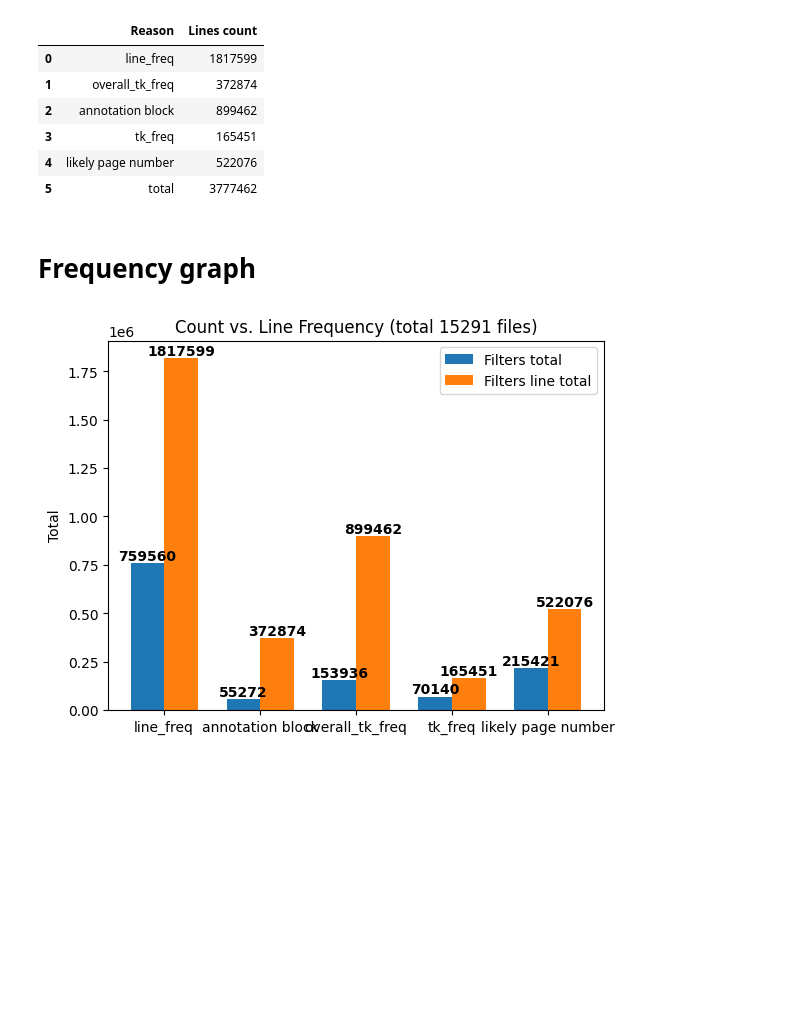
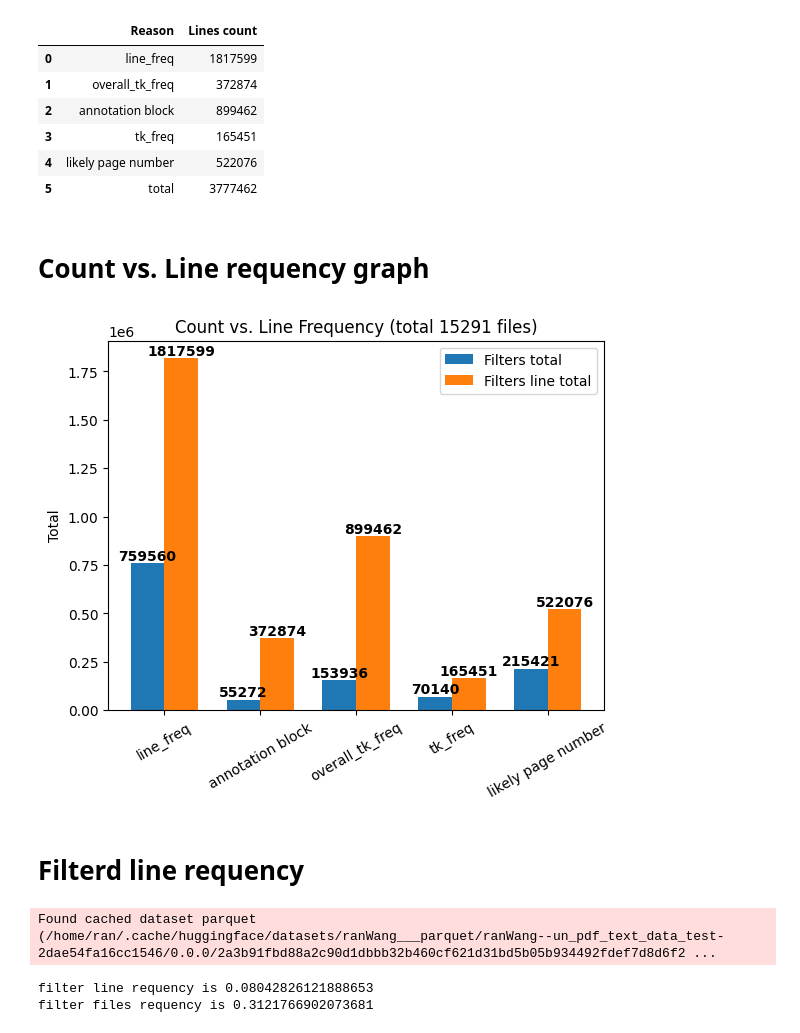
Before and after one commit to liyongsea/parallel_corpus_mnbvc, a Jupyter notebook: alignment/notebooks/view_filter_data_total.ipynb, the cells around one changed output. Saved outputs shown, nothing was run; the diff lists cells and outputs as text; code cells hidden in the pictures; blank space fills up the shorter version.

Commit message:
add view filterd data

```diff
--- a/alignment/notebooks/view_filter_data_total.ipynb
+++ b/alignment/notebooks/view_filter_data_total.ipynb
@@ -137,6 +137,9 @@ filted_record_reason_line_total["total"] = sum([filted_record_reason_line_total[
 
 df = pd.DataFrame.from_dict(filted_record_reason_line_total, orient='index', columns=['Lines count'])
 df = df.rename_axis('Reason').reset_index()
+
+filted_record_reason_line_total.pop("total", None)
+
 df
 # %% [output]
 |  | Reason | Lines count |
@@ -146,41 +149,71 @@ df
 | 3 | tk_freq | 165451 |
 | 4 | likely page number | 522076 |
 | 5 | total | 3777462 |
-# %% [markdown]
-# Frequency graph
+# %% [markdown]
+# Count vs. Line requency graph
 # %%
 import matplotlib.pyplot as plt
-
-filted_record_reason_line_total_copy = filted_record_reason_line_total
-filted_record_reason_line_total_copy.pop("total", None)
 
 labels = list(reason_total.keys())
 
 filters_total_value = list(reason_total.values())
-filters_line_total_value = list(filted_record_reason_line_total_copy.values())
+filters_line_total_value = list(filted_record_reason_line_total.values())
 
 fig, ax = plt.subplots()
 
 width = 0.35
 
 ax.bar(labels, filters_total_value, width, label='Filters total')
 
 ax.bar([x + width for x in range(len(labels))], filters_line_total_value, width, label='Filters line total')
 
 ax.set_ylabel('Total')
 ax.set_title(f'Count vs. Line Frequency (total {record_total_number} files)')
 
 ax.set_xticks([x + width/2 for x in range(len(labels))])
 
 
 for i, v in enumerate(filters_total_value):
     ax.text(i, v, str(v), ha='center', va='bottom', fontweight='bold')
 
 for i, v in enumerate(filters_line_total_value):
     ax.text(i + width, v, str(v), ha='center', va='bottom', fontweight='bold')
 
-
+ax.set_xticklabels(labels, rotation=30)
 ax.legend()
 plt.show()
 # %% [output]
-[figure, old version]
+[figure, new version]
+# %% [markdown]
+# Filterd line requency
+# %%
+import matplotlib.pyplot as plt
+import datasets
+from tqdm import tqdm
+
+
+# 需要加载dataset是因为需要统计所有文件所过滤的比例
+datadict = datasets.load_dataset("ranWang/un_pdf_text_data_test")
+dataset = datasets.concatenate_datasets([datadict["new_randomTest10000"],datadict["randomTest"],datadict["randomTest10000"]])
+
+record_set = set([row["record"] for row in log_data])
+
+lang_list = ["zh","es","fr","es","en"]
+deleted_file_total = len(dataset)
+full_file_total_line = 0
+
+for row in tqdm(dataset):
+    if row["record"] in record_set:
+        deleted_file_total -= 1
+
+        for lang in row :
+            if lang in lang_list:
+                full_file_total_line += len(row[lang].splitlines())
+
+
+print(f"filter line requency is {sum([filted_record_reason_line_total[reason] for reason in filted_record_reason_line_total]) / full_file_total_line}")
+print(f"filter files requency is {deleted_file_total / len(dataset)}")
+# %% [output]
+Found cached dataset parquet (/home/ran/.cache/huggingface/datasets/ranWang___parquet/ranWang--un_pdf_text_data_test-2dae54fa16cc1546/0.0.0/2a3b91fbd88a2c90d1dbbb32b460cf621d31bd5b05b934492fdef7d8d6f2 ...
+filter line requency is 0.08042826121888653
+filter files requency is 0.3121766902073681
```
